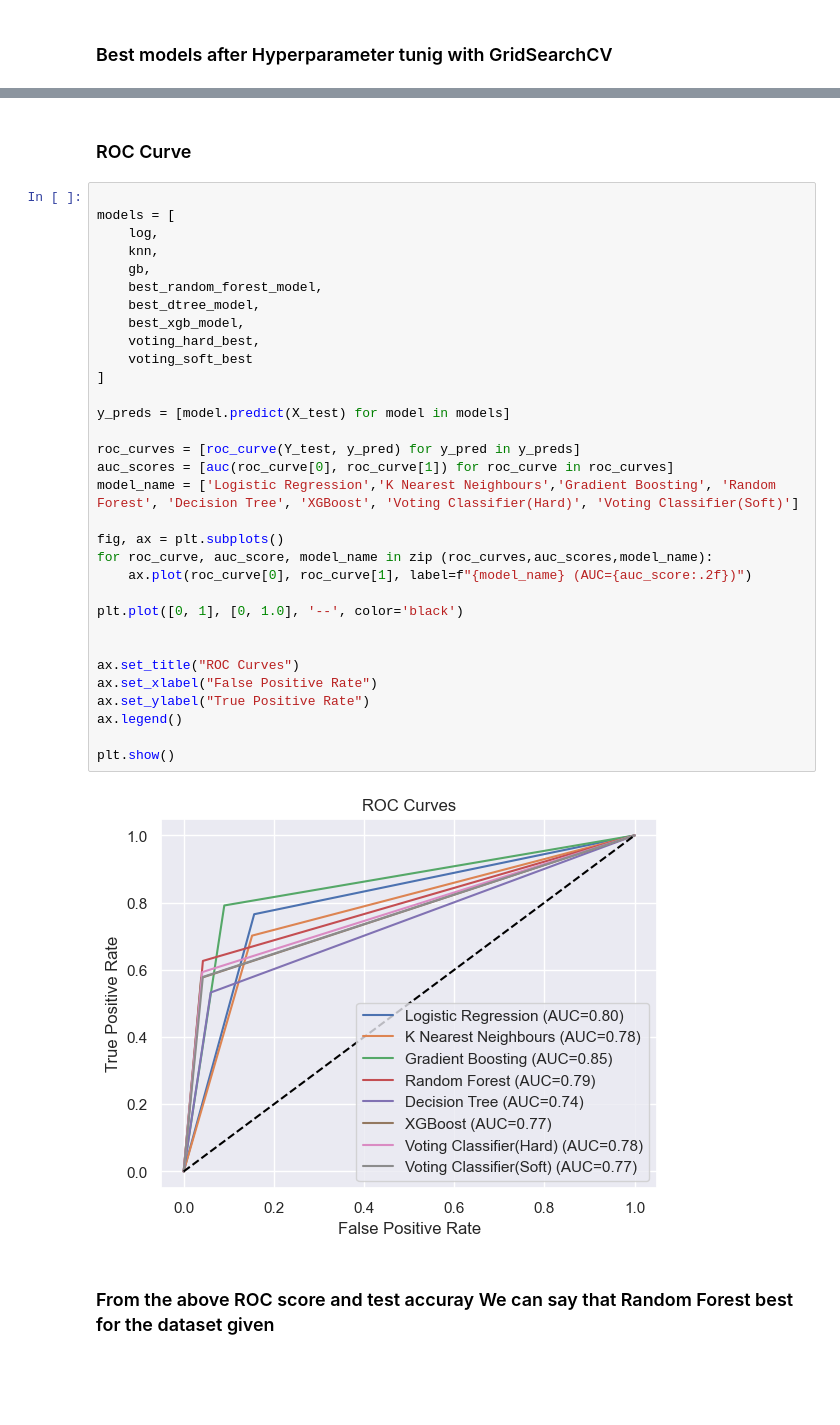
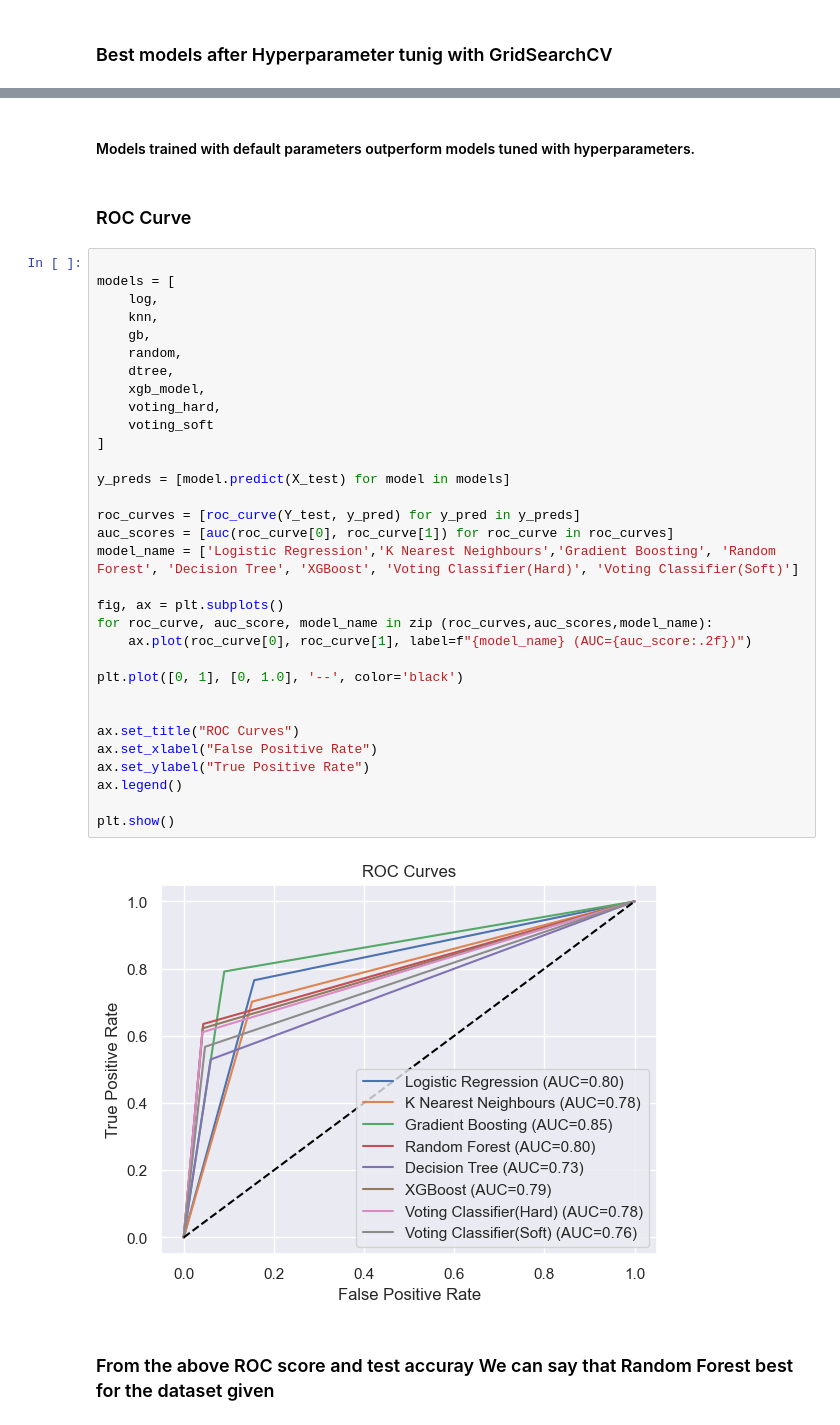
Before and after one commit to singhanuj695/Data-glacier-Group-Project, a Jupyter notebook: Week-12/Week_12_Yash_Jadwani.ipynb, the cells around one changed output, grey strips where cells are left out. Saved outputs shown, nothing was run; the diff lists cells and outputs as text; blank space fills up the shorter version.

```diff
--- a/Week-12/Week_12_Yash_Jadwani.ipynb
+++ b/Week-12/Week_12_Yash_Jadwani.ipynb
@@ -735,38 +529,40 @@ best_accuracy_dict
+# %% [markdown]
+#### Models trained with default parameters outperform models tuned with hyperparameters.
 # %% [markdown]
 ### ROC Curve
 # %%
 
 models = [
     log,
     knn,
     gb,
-    best_random_forest_model,
-    best_dtree_model,
-    best_xgb_model,
-    voting_hard_best,
-    voting_soft_best
+    random,
+    dtree,
+    xgb_model,
+    voting_hard,
+    voting_soft
 ]
 
 y_preds = [model.predict(X_test) for model in models]
 
 roc_curves = [roc_curve(Y_test, y_pred) for y_pred in y_preds]
 auc_scores = [auc(roc_curve[0], roc_curve[1]) for roc_curve in roc_curves]
 model_name = ['Logistic Regression','K Nearest Neighbours','Gradient Boosting', 'Random Forest', 'Decision Tree', 'XGBoost', 'Voting Classifier(Hard)', 'Voting Classifier(Soft)']
 
 fig, ax = plt.subplots()
 for roc_curve, auc_score, model_name in zip (roc_curves,auc_scores,model_name):
     ax.plot(roc_curve[0], roc_curve[1], label=f"{model_name} (AUC={auc_score:.2f})")
 
 plt.plot([0, 1], [0, 1.0], '--', color='black')
 
 
 ax.set_title("ROC Curves")
 ax.set_xlabel("False Positive Rate")
 ax.set_ylabel("True Positive Rate")
 ax.legend()
 
 plt.show()
 # %% [output]
-[figure, old version]
+[figure, new version]
 # %% [markdown]
 ### From the above ROC score and test accuray We can say that Random Forest best for the dataset given
```
Also changed, not shown: parts of 9 cells of this notebook.
